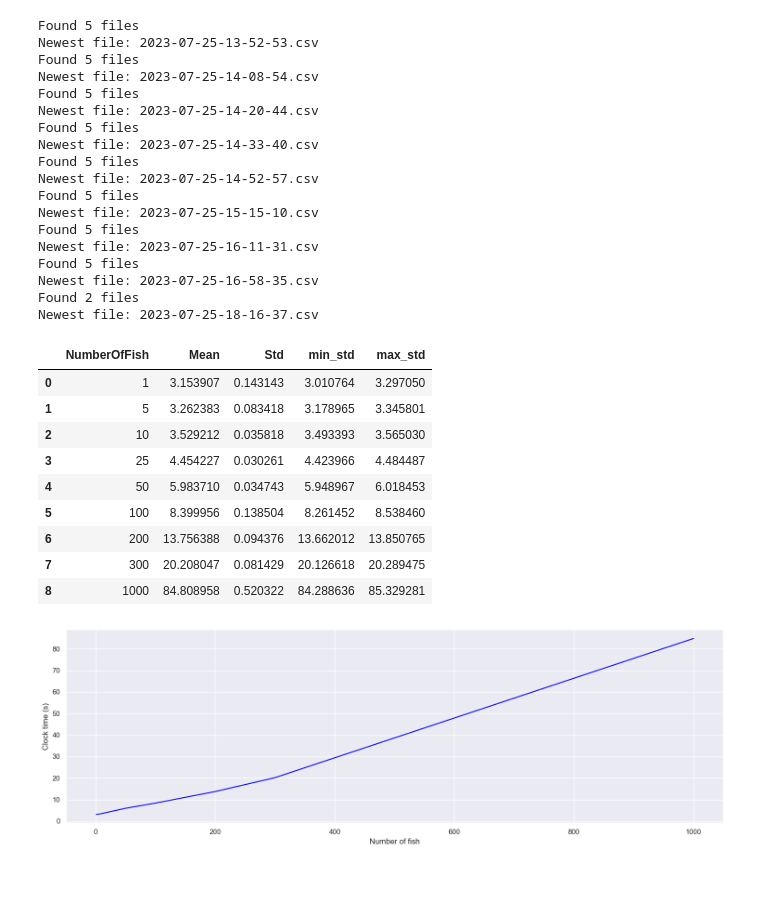
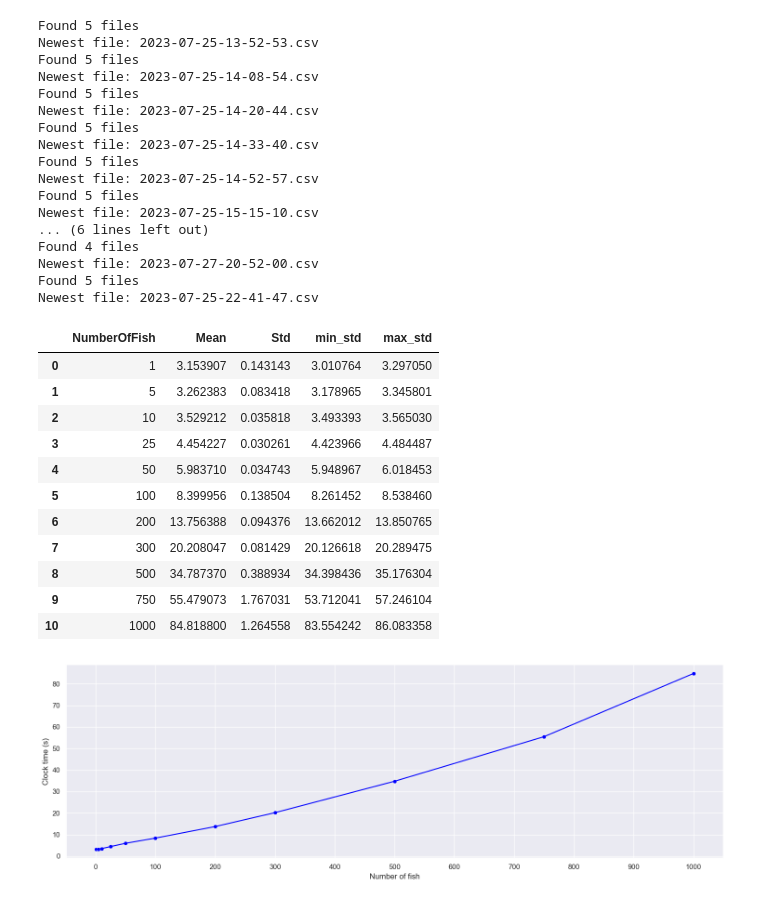
Before and after one commit to Trottero/master-thesis-simulator, a Jupyter notebook: Analytics/experiments/0 - Benchmarks/analyze_benchmarks.ipynb, the cells around one changed output. Saved outputs shown, nothing was run; the diff lists cells and outputs as text; code cells hidden in the pictures.

```diff
--- a/Analytics/experiments/0 - Benchmarks/analyze_benchmarks.ipynb
+++ b/Analytics/experiments/0 - Benchmarks/analyze_benchmarks.ipynb
@@ -36,7 +36,7 @@ def get_avg_hrs_per_day(nofish: str) -> float:
 
     return np.mean(compute_times), np.std(compute_times)
 # %%
-configs = [1,5,10,25,50,100,200,300, 1000]
+configs = [1,5,10,25,50,100,200,300,500,750,1000]
 
 means = []
 stds = []
@@ -63,12 +63,11 @@ Found 5 files
 Newest file: 2023-07-25-14-52-57.csv
 Found 5 files
 Newest file: 2023-07-25-15-15-10.csv
+... (6 lines left out)
+Found 4 files
+Newest file: 2023-07-27-20-52-00.csv
 Found 5 files
-Newest file: 2023-07-25-16-11-31.csv
-Found 5 files
-Newest file: 2023-07-25-16-58-35.csv
-Found 2 files
-Newest file: 2023-07-25-18-16-37.csv
+Newest file: 2023-07-25-22-41-47.csv
 |  | NumberOfFish | Mean | Std | min_std | max_std |
 | 0 | 1 | 3.153907 | 0.143143 | 3.010764 | 3.297050 |
 | 1 | 5 | 3.262383 | 0.083418 | 3.178965 | 3.345801 |
@@ -78,16 +77,20 @@ Newest file: 2023-07-25-18-16-37.csv
 | 5 | 100 | 8.399956 | 0.138504 | 8.261452 | 8.538460 |
 | 6 | 200 | 13.756388 | 0.094376 | 13.662012 | 13.850765 |
 | 7 | 300 | 20.208047 | 0.081429 | 20.126618 | 20.289475 |
-| 8 | 1000 | 84.808958 | 0.520322 | 84.288636 | 85.329281 |
+| 8 | 500 | 34.787370 | 0.388934 | 34.398436 | 35.176304 |
+| 9 | 750 | 55.479073 | 1.767031 | 53.712041 | 57.246104 |
+| 10 | 1000 | 84.818800 | 1.264558 | 83.554242 | 86.083358 |
 # %%
 fig = plt.figure(figsize=(15, 5))
 
 ax = fig.add_subplot()
+sns.scatterplot(data=results_df, x='NumberOfFish', y='Mean', color='blue', ax=ax)
 sns.lineplot(data=results_df, x='NumberOfFish', y='Mean', color='blue', ax=ax)
+plt.xticks(np.arange(0, 1001, 100))
 plt.ylabel('Clock time (s)')
 plt.xlabel('Number of fish')
 plt.tight_layout()
 
 plt.savefig('plots/benchmark-1.pdf')
 # %% [output]
-[figure, old version]
+[figure, new version]
```
Also changed, not shown: 15 other files.
